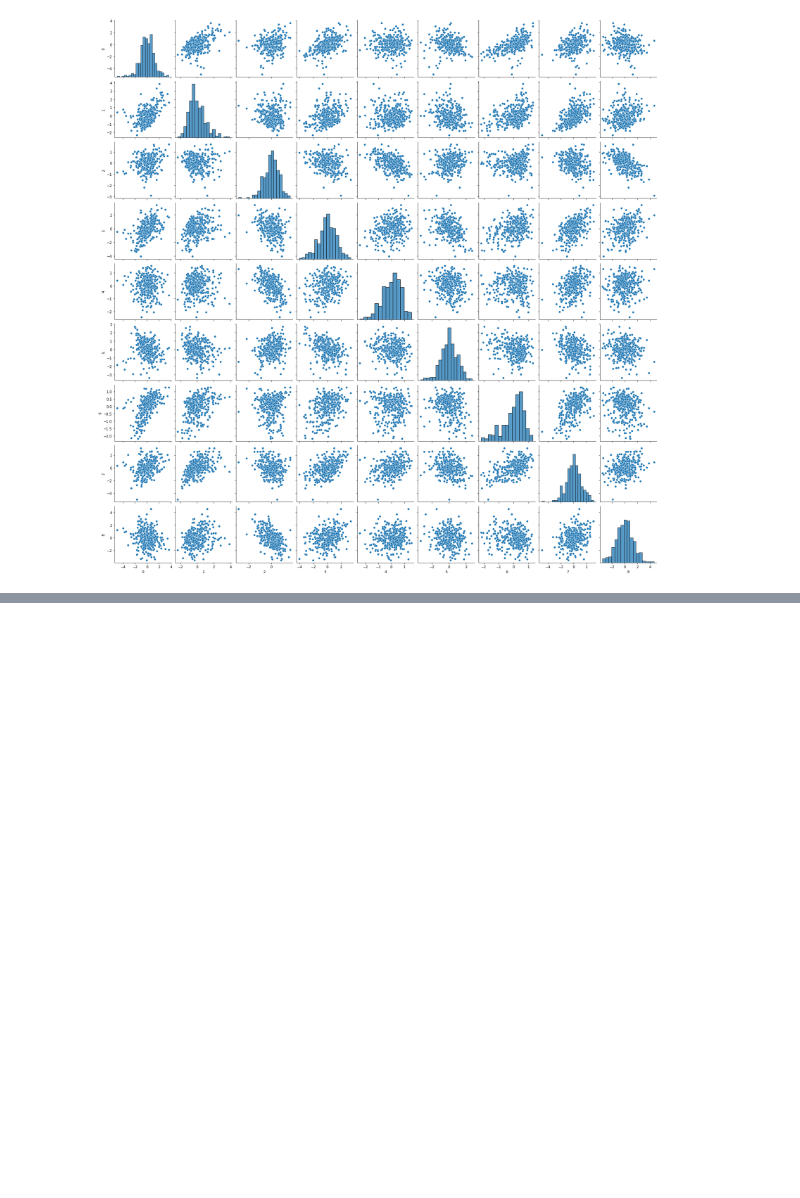
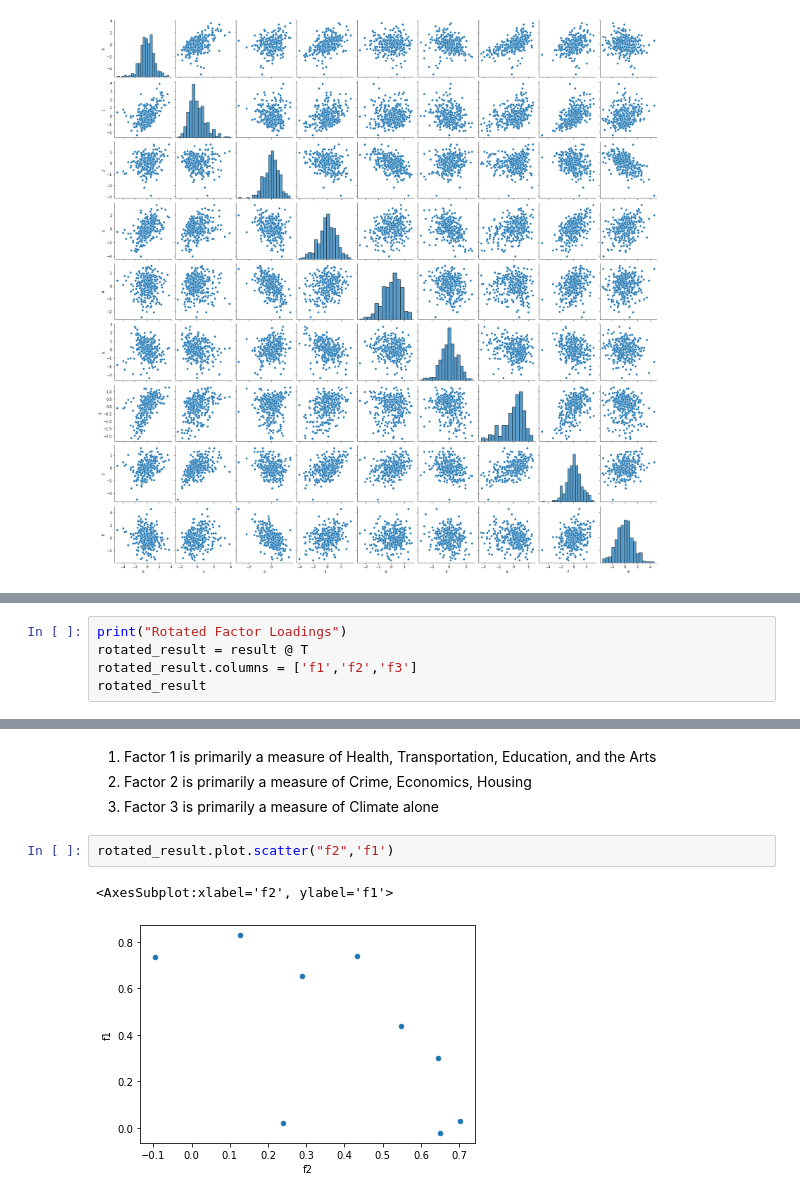
Before and after one commit to dwjuston/FactorAnalysis, a Jupyter notebook: Penn State Stat 505/Lesson 12 - Factor Analysis.ipynb, the cells around one changed output, grey strips where cells are left out. Saved outputs shown, nothing was run; the diff lists cells and outputs as text; blank space fills up the shorter version.

```diff
--- a/Penn State Stat 505/Lesson 12 - Factor Analysis.ipynb
+++ b/Penn State Stat 505/Lesson 12 - Factor Analysis.ipynb
@@ -192,0 +378,5 @@ dtype: float64
+# %%
+print("Rotated Factor Loadings")
+rotated_result = result @ T
+rotated_result.columns = ['f1','f2','f3']
+rotated_result
@@ -192,0 +395,11 @@ dtype: float64
+# %% [markdown]
+<ol>
+    <li>Factor 1 is primarily a measure of Health, Transportation, Education, and the Arts</li>
+    <li>Factor 2 is primarily a measure of Crime, Economics, Housing</li>
+    <li>Factor 3 is primarily a measure of Climate alone</li>
+</ol>
+# %%
+rotated_result.plot.scatter("f2",'f1')
+# %% [output]
+<AxesSubplot:xlabel='f2', ylabel='f1'>
+[figure, added]
```
Also changed, not shown: parts of 66 cells of this notebook, 8 other files.
